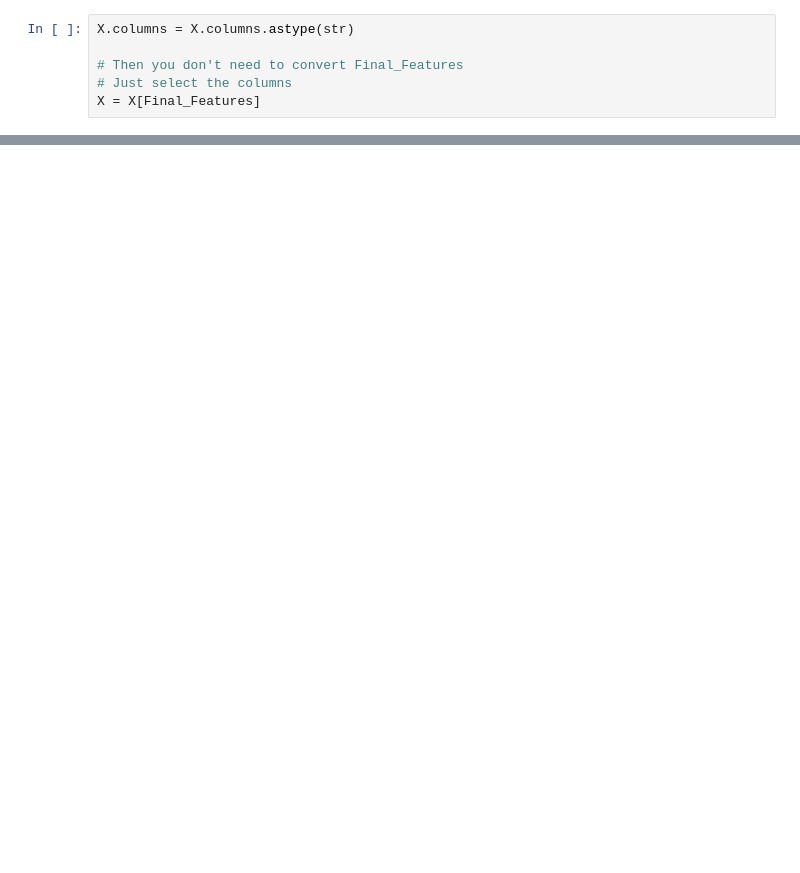
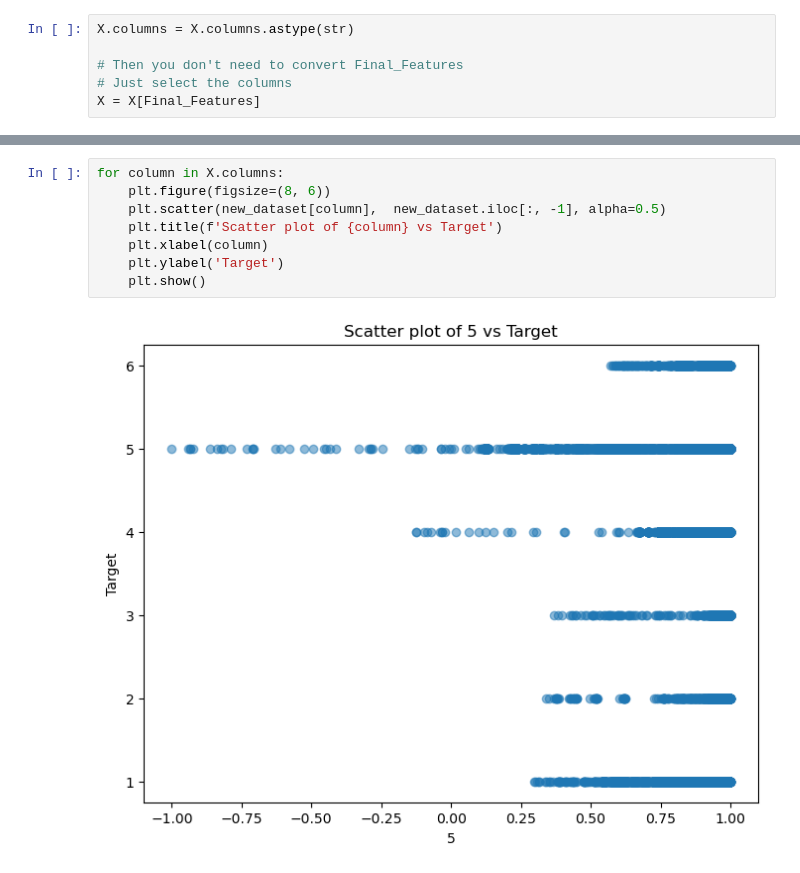
Before and after one commit to InasALKamachy/ML-for-calibration, a Jupyter notebook: notebooks/Feature_Selection.ipynb, the cells around one changed output, grey strips where cells are left out. Cells and saved outputs as stored; diff of their text form; blank space fills up the shorter version.

```diff
--- a/notebooks/Feature_Selection.ipynb
+++ b/notebooks/Feature_Selection.ipynb
@@ -336,2 +255,12 @@ dataset.target.nunique()
 # %% [output]
 6
+# %%
+for column in X.columns:
+    plt.figure(figsize=(8, 6))
+    plt.scatter(new_dataset[column],  new_dataset.iloc[:, -1], alpha=0.5)
+    plt.title(f'Scatter plot of {column} vs Target')
+    plt.xlabel(column)
+    plt.ylabel('Target')
+    plt.show()
+# %% [output]
+[figure, added]
```
Also changed, not shown: parts of 34 cells of this notebook, 3 other files.
